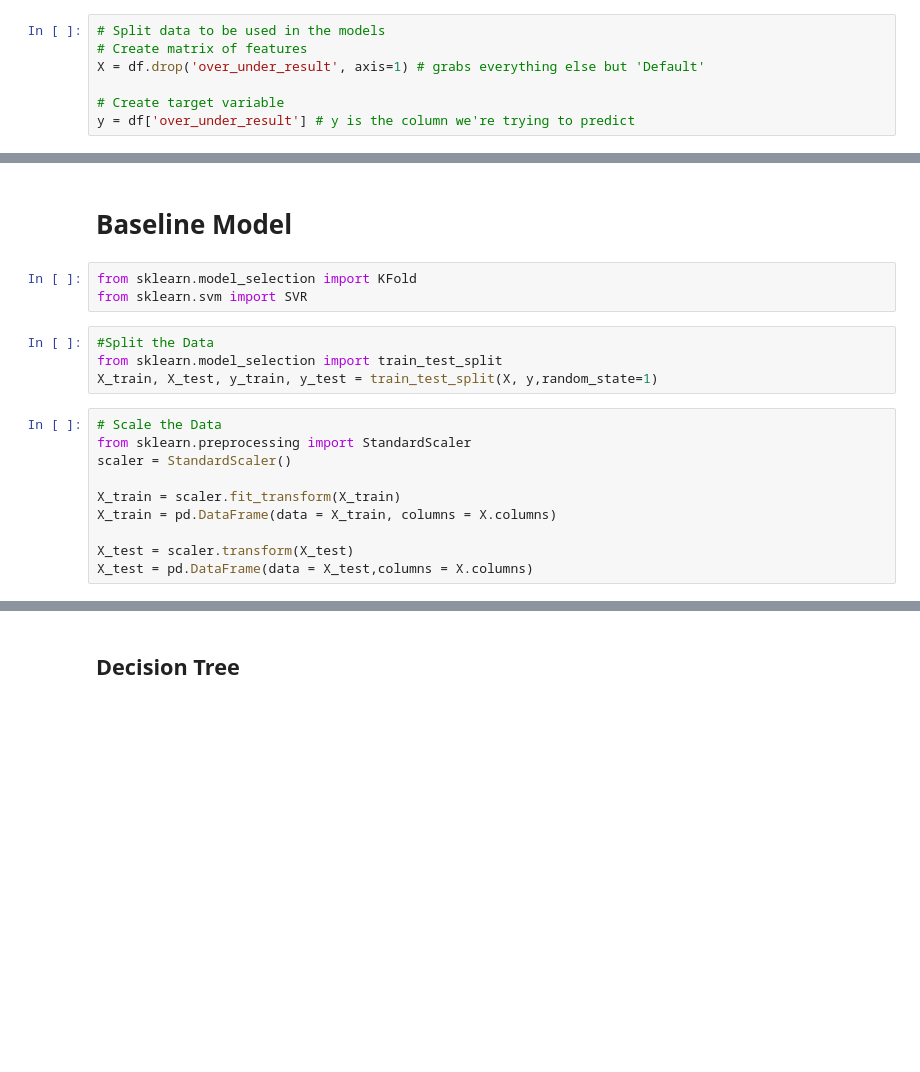
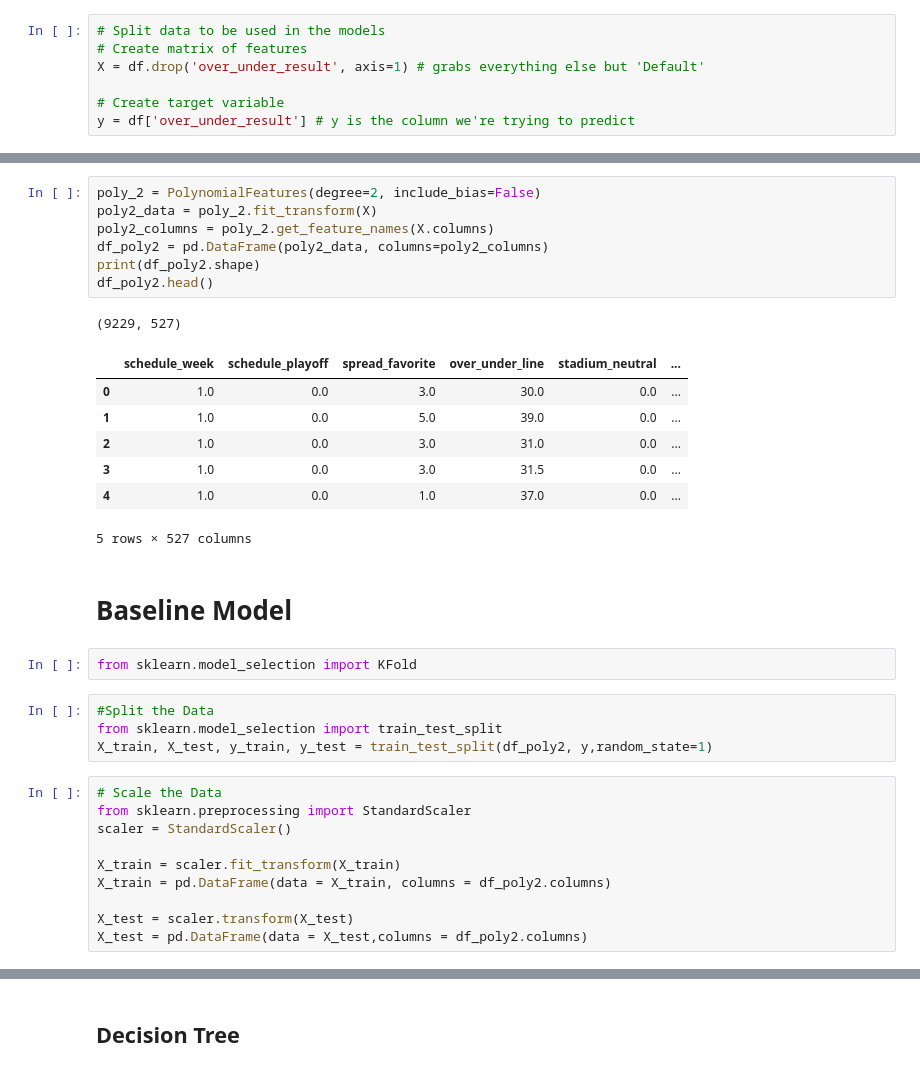
Before and after one commit to azieky/over_under_predictor, a Jupyter notebook: Modeling_Notebook.ipynb, the cells around one changed output, grey strips where cells are left out. Drawn from its saved outputs; the diff is of its cells as text; blank space fills up the shorter version.

```diff
--- a/Modeling_Notebook.ipynb
+++ b/Modeling_Notebook.ipynb
@@ -149,22 +149,37 @@ Vif.sort_values('VIF',ascending=False)[:5]
+# %%
+poly_2 = PolynomialFeatures(degree=2, include_bias=False)
+poly2_data = poly_2.fit_transform(X)
+poly2_columns = poly_2.get_feature_names(X.columns)
+df_poly2 = pd.DataFrame(poly2_data, columns=poly2_columns)
+print(df_poly2.shape)
+df_poly2.head()
+# %% [output]
+(9229, 527)
+|  | schedule_week | schedule_playoff | spread_favorite | over_under_line | stadium_neutral | ... |
+| 0 | 1.0 | 0.0 | 3.0 | 30.0 | 0.0 | ... |
+| 1 | 1.0 | 0.0 | 5.0 | 39.0 | 0.0 | ... |
+| 2 | 1.0 | 0.0 | 3.0 | 31.0 | 0.0 | ... |
+| 3 | 1.0 | 0.0 | 3.0 | 31.5 | 0.0 | ... |
+| 4 | 1.0 | 0.0 | 1.0 | 37.0 | 0.0 | ... |
+5 rows × 527 columns
 # %% [markdown]
 # Baseline Model
 # %%
 from sklearn.model_selection import KFold
-from sklearn.svm import SVR
 # %%
 #Split the Data
 from sklearn.model_selection import train_test_split
-X_train, X_test, y_train, y_test = train_test_split(X, y,random_state=1)
+X_train, X_test, y_train, y_test = train_test_split(df_poly2, y,random_state=1)
 # %%
 # Scale the Data
 from sklearn.preprocessing import StandardScaler
 scaler = StandardScaler()
 
 X_train = scaler.fit_transform(X_train)
-X_train = pd.DataFrame(data = X_train, columns = X.columns)
+X_train = pd.DataFrame(data = X_train, columns = df_poly2.columns)
 
 X_test = scaler.transform(X_test)
-X_test = pd.DataFrame(data = X_test,columns = X.columns)
+X_test = pd.DataFrame(data = X_test,columns = df_poly2.columns)
 # %%
 from sklearn.linear_model import LogisticRegression
 
```
Also changed, not shown: parts of 17 cells of this notebook, 8 other files.
